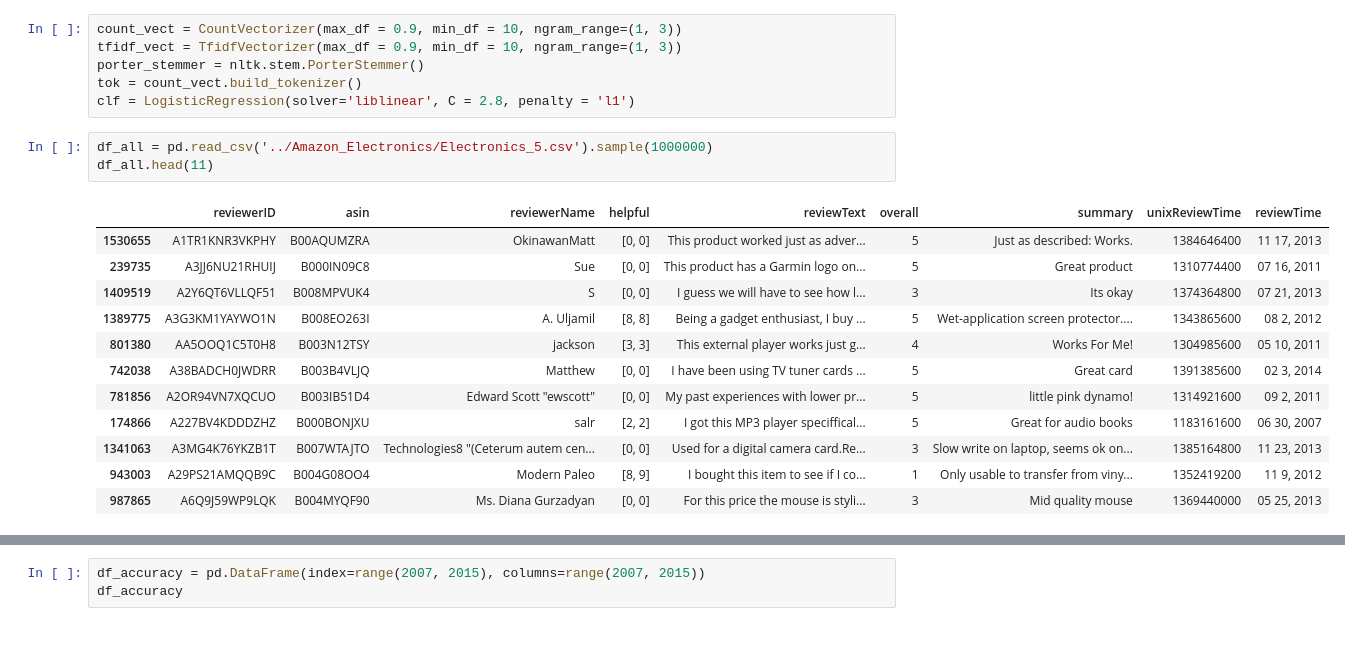
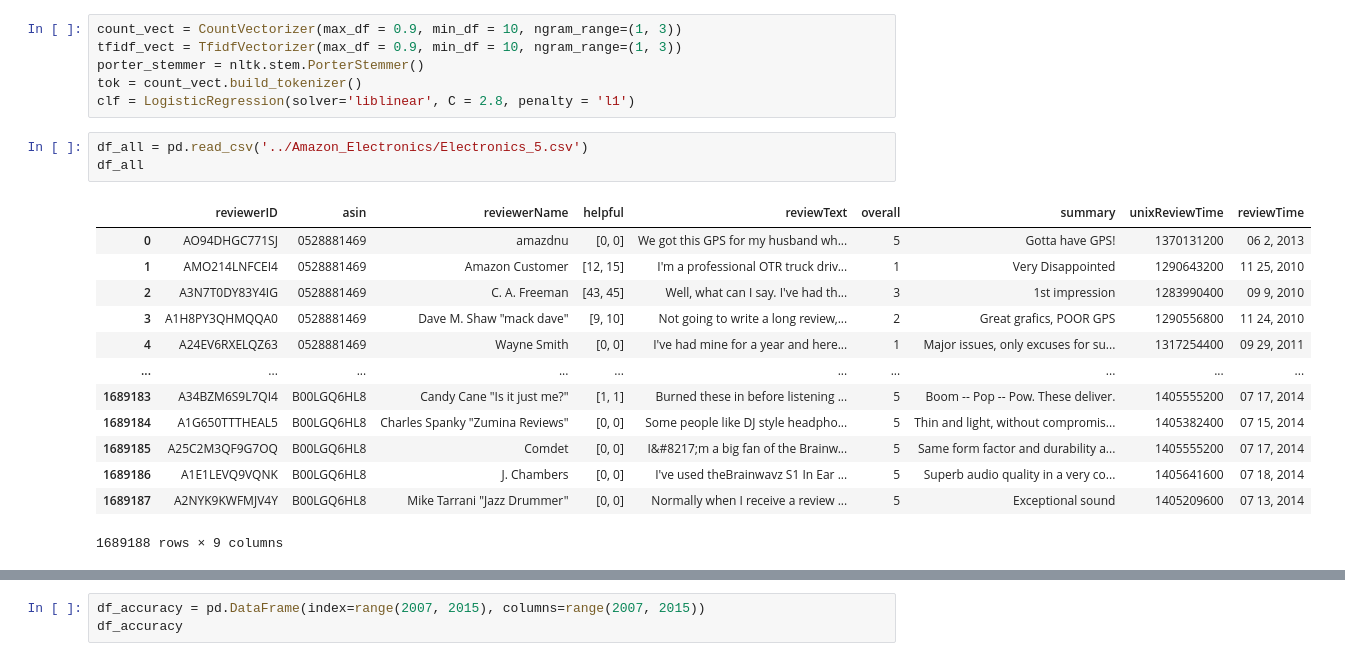
Before and after one commit to Dionidgy/ML, a Jupyter notebook: lifelong/lifelong_exp.ipynb, the cells around one changed output, grey strips where cells are left out. Drawn from its saved outputs; the diff is of its cells as text.

```diff
--- a/lifelong/lifelong_exp.ipynb
+++ b/lifelong/lifelong_exp.ipynb
@@ -28,21 +28,22 @@ porter_stemmer = nltk.stem.PorterStemmer()
 tok = count_vect.build_tokenizer()
 clf = LogisticRegression(solver='liblinear', C = 2.8, penalty = 'l1')
 # %%
-df_all = pd.read_csv('../Amazon_Electronics/Electronics_5.csv').sample(1000000)
-df_all.head(11)
+df_all = pd.read_csv('../Amazon_Electronics/Electronics_5.csv')
+df_all
 # %% [output]
 |  | reviewerID | asin | reviewerName | helpful | reviewText | overall | summary | unixReviewTime | reviewTime |
-| 1530655 | A1TR1KNR3VKPHY | B00AQUMZRA | OkinawanMatt | [0, 0] | This product worked just as adver... | 5 | Just as described: Works. | 1384646400 | 11 17, 2013 |
-| 239735 | A3JJ6NU21RHUIJ | B000IN09C8 | Sue | [0, 0] | This product has a Garmin logo on... | 5 | Great product | 1310774400 | 07 16, 2011 |
-| 1409519 | A2Y6QT6VLLQF51 | B008MPVUK4 | S | [0, 0] | I guess we will have to see how l... | 3 | Its okay | 1374364800 | 07 21, 2013 |
-| 1389775 | A3G3KM1YAYWO1N | B008EO263I | A. Uljamil | [8, 8] | Being a gadget enthusiast, I buy ... | 5 | Wet-application screen protector.... | 1343865600 | 08 2, 2012 |
-| 801380 | AA5OOQ1C5T0H8 | B003N12TSY | jackson | [3, 3] | This external player works just g... | 4 | Works For Me! | 1304985600 | 05 10, 2011 |
-| 742038 | A38BADCH0JWDRR | B003B4VLJQ | Matthew | [0, 0] | I have been using TV tuner cards ... | 5 | Great card | 1391385600 | 02 3, 2014 |
-| 781856 | A2OR94VN7XQCUO | B003IB51D4 | Edward Scott "ewscott" | [0, 0] | My past experiences with lower pr... | 5 | little pink dynamo! | 1314921600 | 09 2, 2011 |
-| 174866 | A227BV4KDDDZHZ | B000BONJXU | salr | [2, 2] | I got this MP3 player speciffical... | 5 | Great for audio books | 1183161600 | 06 30, 2007 |
-| 1341063 | A3MG4K76YKZB1T | B007WTAJTO | Technologies8 "(Ceterum autem cen... | [0, 0] | Used for a digital camera card.Re... | 3 | Slow write on laptop, seems ok on... | 1385164800 | 11 23, 2013 |
-| 943003 | A29PS21AMQQB9C | B004G08OO4 | Modern Paleo | [8, 9] | I bought this item to see if I co... | 1 | Only usable to transfer from viny... | 1352419200 | 11 9, 2012 |
-| 987865 | A6Q9J59WP9LQK | B004MYQF90 | Ms. Diana Gurzadyan | [0, 0] | For this price the mouse is styli... | 3 | Mid quality mouse | 1369440000 | 05 25, 2013 |
+| 0 | AO94DHGC771SJ | 0528881469 | amazdnu | [0, 0] | We got this GPS for my husband wh... | 5 | Gotta have GPS! | 1370131200 | 06 2, 2013 |
+| 1 | AMO214LNFCEI4 | 0528881469 | Amazon Customer | [12, 15] | I'm a professional OTR truck driv... | 1 | Very Disappointed | 1290643200 | 11 25, 2010 |
+| 2 | A3N7T0DY83Y4IG | 0528881469 | C. A. Freeman | [43, 45] | Well, what can I say. I've had th... | 3 | 1st impression | 1283990400 | 09 9, 2010 |
+| 3 | A1H8PY3QHMQQA0 | 0528881469 | Dave M. Shaw "mack dave" | [9, 10] | Not going to write a long review,... | 2 | Great grafics, POOR GPS | 1290556800 | 11 24, 2010 |
+| 4 | A24EV6RXELQZ63 | 0528881469 | Wayne Smith | [0, 0] | I've had mine for a year and here... | 1 | Major issues, only excuses for su... | 1317254400 | 09 29, 2011 |
+| ... | ... | ... | ... | ... | ... | ... | ... | ... | ... |
+| 1689183 | A34BZM6S9L7QI4 | B00LGQ6HL8 | Candy Cane "Is it just me?" | [1, 1] | Burned these in before listening ... | 5 | Boom -- Pop -- Pow. These deliver. | 1405555200 | 07 17, 2014 |
+| 1689184 | A1G650TTTHEAL5 | B00LGQ6HL8 | Charles Spanky "Zumina Reviews" | [0, 0] | Some people like DJ style headpho... | 5 | Thin and light, without compromis... | 1405382400 | 07 15, 2014 |
+| 1689185 | A25C2M3QF9G7OQ | B00LGQ6HL8 | Comdet | [0, 0] | I&#8217;m a big fan of the Brainw... | 5 | Same form factor and durability a... | 1405555200 | 07 17, 2014 |
+| 1689186 | A1E1LEVQ9VQNK | B00LGQ6HL8 | J. Chambers | [0, 0] | I've used theBrainwavz S1 In Ear ... | 5 | Superb audio quality in a very co... | 1405641600 | 07 18, 2014 |
+| 1689187 | A2NYK9KWFMJV4Y | B00LGQ6HL8 | Mike Tarrani "Jazz Drummer" | [0, 0] | Normally when I receive a review ... | 5 | Exceptional sound | 1405209600 | 07 13, 2014 |
+1689188 rows × 9 columns
 # %%
 df_all.reviewTime = pd.to_datetime(df_all.reviewTime, format="%m %d, %Y")
 df_all = df_all.sort_values(by = 'reviewTime').reset_index(drop = True)
```
Also changed, not shown: parts of 4 cells of this notebook.
